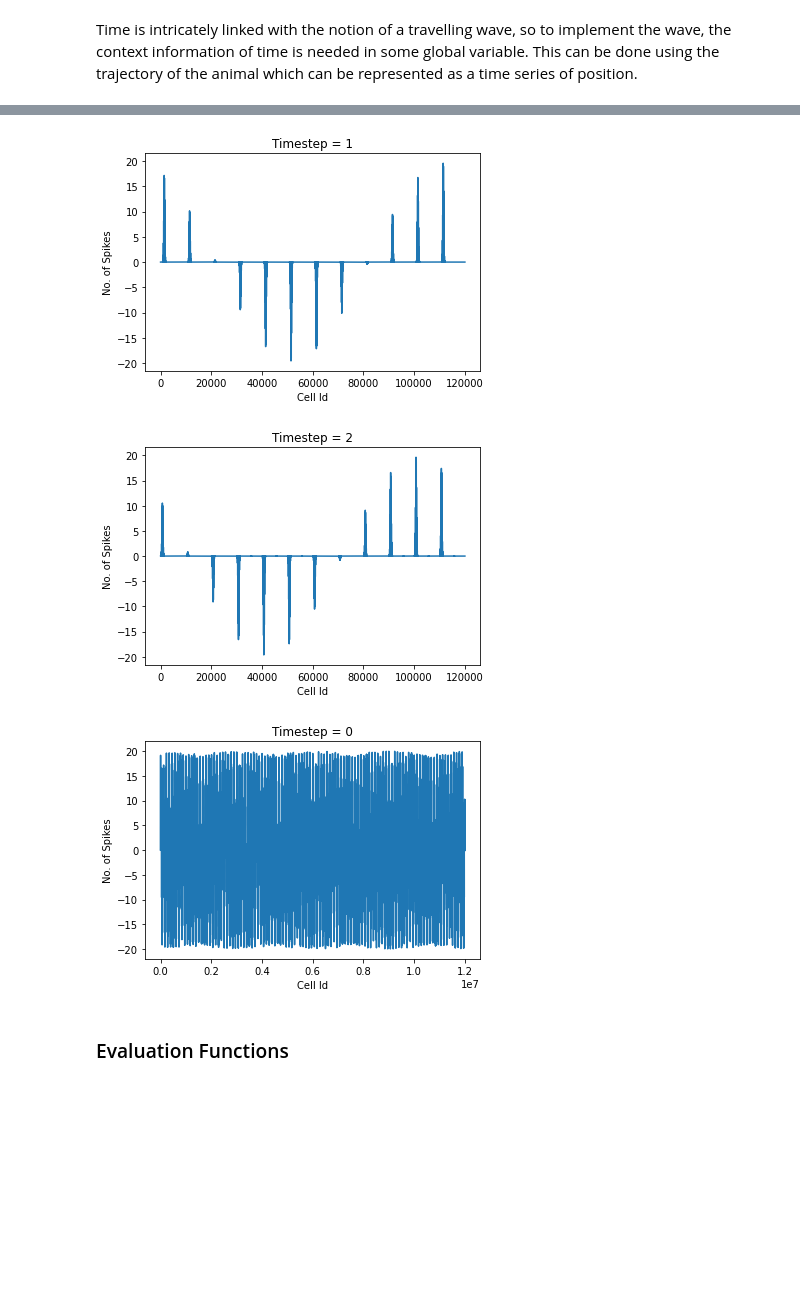
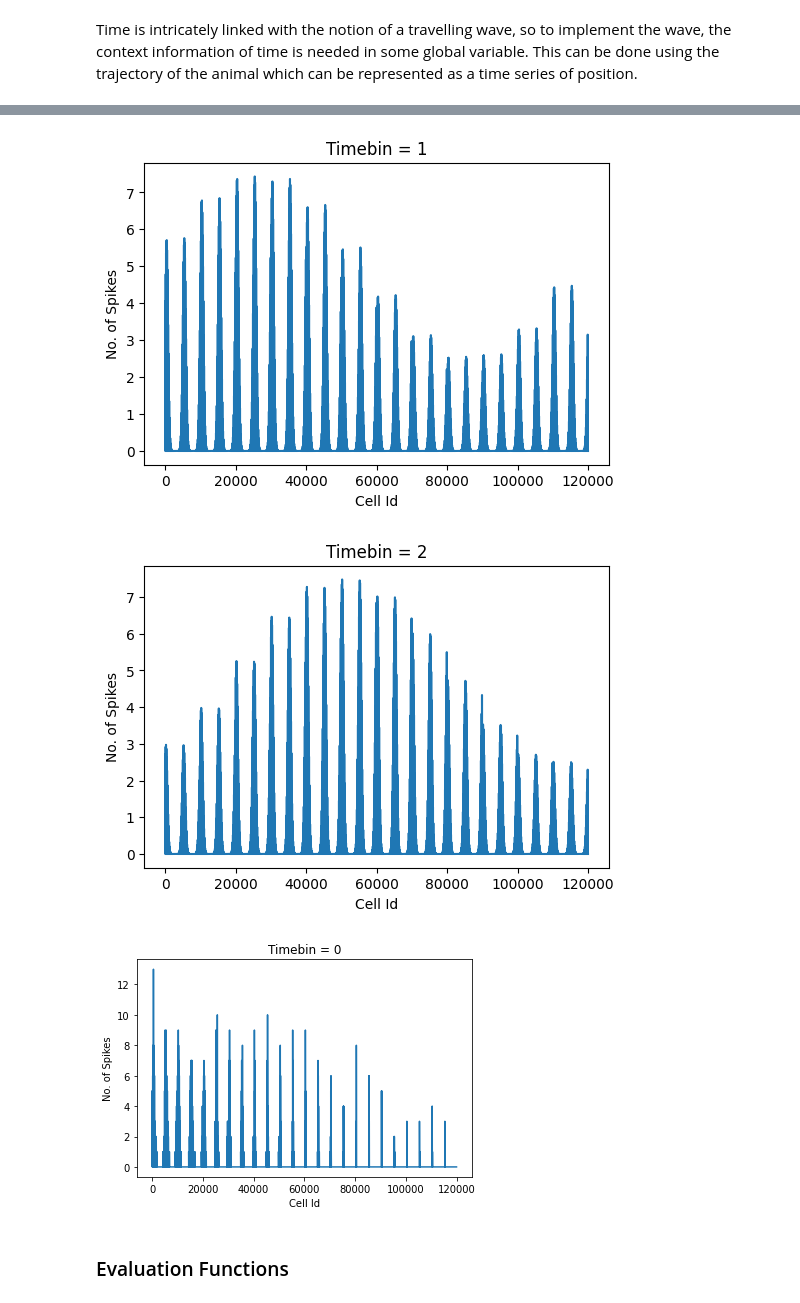
Before and after one commit to divyanshgupt/travelling-wave-mec, a Jupyter notebook: Travelling_Wave.ipynb, the cells around one changed output, grey strips where cells are left out. Cells and saved outputs as stored; diff of their text form; code cells hidden in the pictures; blank space fills up the shorter version.

```diff
--- a/Travelling_Wave.ipynb
+++ b/Travelling_Wave.ipynb
@@ -264,7 +264,7 @@ def decode_2dtraj_allm(traject, gridcells, K, n_max, s):
 Time is intricately linked with the notion of a travelling wave, so to implement the wave, the context information of time is needed in some global variable. This can be done using the trajectory of the animal which can be represented as a time series of position.
 # %%
 
-def modulating_factor(modules, trajectory, freq, dt):
+def modulating_factor(modules, trajectory, freq, dt, scaling_factor=0.5):
   """
   Input:
     modules
@@ -285,7 +285,7 @@ def modulating_factor(modules, trajectory, freq, dt):
 
   for t in range(num_timesteps):
     for i in range(num_modules):
-      modulating_factors[i, t] = np.cos(w*t*dt + i*2*pi/num_modules)
+      modulating_factors[i, t] = 1 + scaling_factor*np.cos(w*t*dt + i*2*pi/num_modules)
 
   return modulating_factors
 
@@ -328,22 +328,23 @@ def plot_stacked_activity(modulated_activity, timestep):
   """
   """
   stacked_activity = modulated_activity[:, :, timestep].flatten('F')
+  plt.figure(dpi=100)
   plt.plot(stacked_activity)
   plt.xlabel("Cell Id")
   plt.ylabel("No. of Spikes")
-  plt.title("Timestep = " + str(timestep))
+  plt.title("Timebin = " + str(timestep))
   plt.show()
 # %%
 #@title To Test Modulated Activity
 
-lam = 20
+lam = 80
 orientation = 0
-K = 100
-n_max = 20
+K = 20
+n_max = 5
 cell_num_root = 100
 num_modules = 12
 freq = 8 # frequency of the travelling wave
-dt = 1e-2 # Timestep duration
+dt = 1e-1 # Timestep duration
 s = 1.5
 
 modules = multi_uniformModules(lam, orientation, cell_num_root,
@@ -367,10 +368,10 @@ for i in range(3):
 
 normal_activity = multi_firing_activity(modules, trajectory[0],
                                         n_max, K, s)
-stacked_activity = modulated_activity[:, :].flatten('F')
+stacked_activity = normal_activity[:, :].flatten('F')
 plt.plot(stacked_activity)
 plt.xlabel("Cell Id")
 plt.ylabel("No. of Spikes")
-plt.title("Timestep = " + str(0))
+plt.title("Timebin = " + str(0))
 plt.show()
 # %% [output]
@@ -378,6 +379,6 @@ plt.show()
-[figure, old version]
+[figure, new version]
-[figure, old version]
+[figure, new version]
-[figure, old version]
+[figure, new version]
 # %%
 def plot_module_activity(firing_activity):
   """
```
Also changed, not shown: parts of 3 cells of this notebook.
